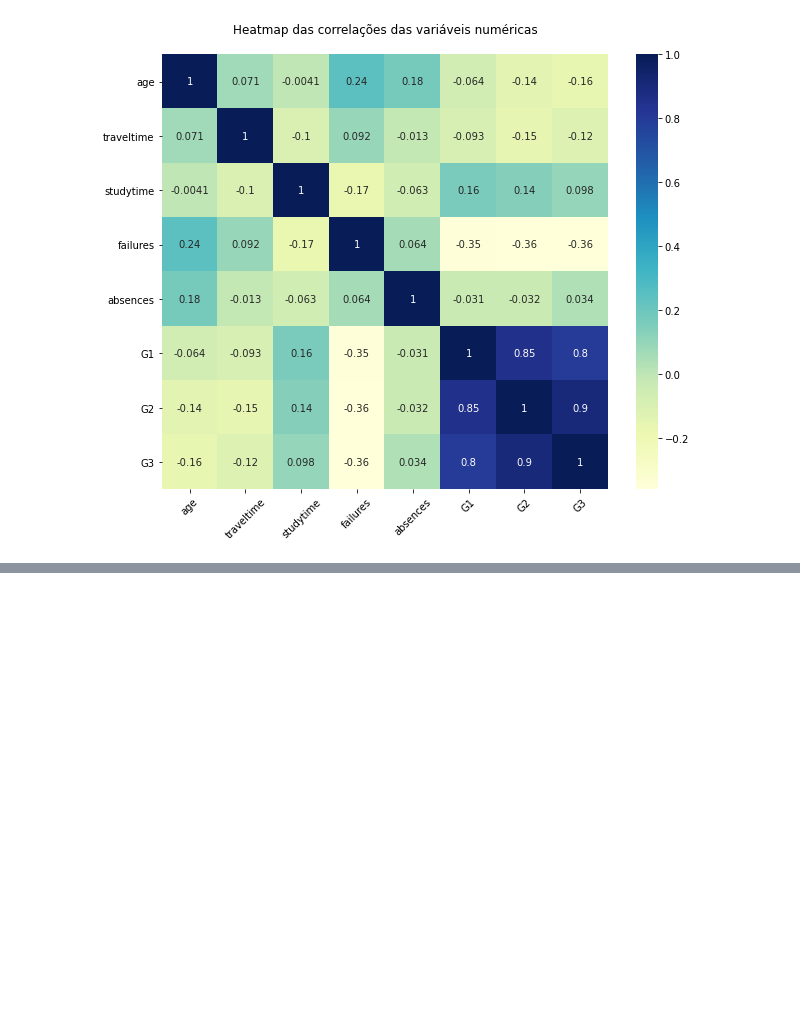
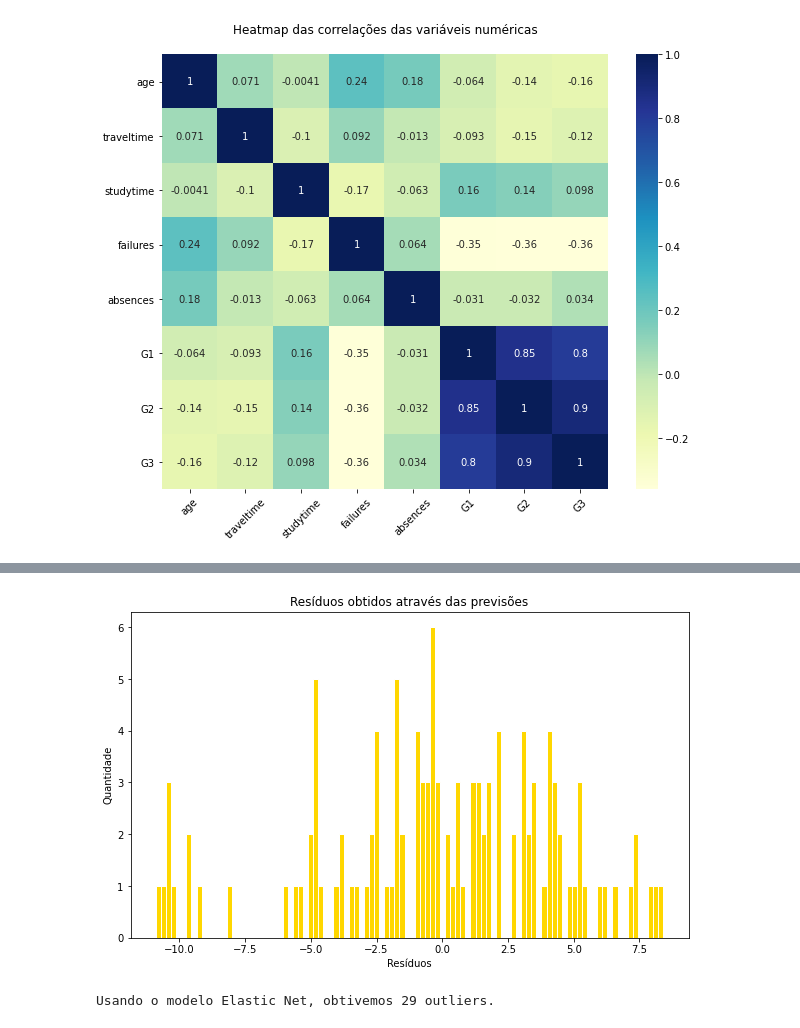
Before and after one commit to eduardoaze/projeto2, a Jupyter notebook: P2-CDados.ipynb, the cells around one changed output, grey strips where cells are left out. Saved outputs shown, nothing was run; the diff lists cells and outputs as text; code cells hidden in the pictures; blank space fills up the shorter version.

Commit message:
modelo elastic net

```diff
--- a/P2-CDados.ipynb
+++ b/P2-CDados.ipynb
@@ -170,0 +206,8 @@ plt.show()
+# %%
+#Tendo em vista que o target definido é apenas a nota G3 (média das notas).
+#G1 e G2, são desconsiderados para a construssão do nosso modelo de regressão.
+df.drop('G1', axis=1, inplace=True)
+df.drop('G2', axis=1, inplace=True)
+df.rename(columns={'G3':'nota_final'}, inplace=True)
+
+df.head()
@@ -170,0 +234,10 @@ plt.show()
+# %%
+#Separando os dados obtidos no teste e no treino em 70% e 30%, respectivamente:
+train_df, test_df, train_labels, test_labels = train_test_split(df, labels, test_size = 0.3, random_state = 42)
+# %%
+#Nosso modelo
+elastic = ElasticNet(random_state=0)
+elastic.fit(train_df, train_labels)
+
+#Gerando previsões
+pre_elastic = elastic.predict(test_df)
@@ -170,0 +268,6 @@ plt.show()
+# %%
+#Achando residuos
+residuos_elastic = test_labels - pre_elastic
+
+#Mostrando os residuos obtidos através do código anterior
+pd.Series(residuos_elastic).describe()
@@ -170,0 +284,21 @@ plt.show()
+# %%
+plt.figure(figsize=(10,6))
+plt.hist(residuos_elastic, bins=100, color='gold', edgecolor = 'white')
+plt.title('Resíduos obtidos através das previsões')
+plt.xlabel('Resíduos')
+plt.ylabel('Quantidade')
+plt.show()
+# %% [output]
+[figure, added]
+# %%
+#Os outliners serão os quais estiverem fora do intervalo escolhido de -5 a 5
+
+outliers_elastic = []
+
+for valor in residuos_elastic:
+    if valor > 5 or valor < -5:
+        outliers_elastic.append(round(valor,3))
+
+print(f'Usando o modelo Elastic Net, obtivemos {len(outliers_elastic)} outliers.')
+# %% [output]
+Usando o modelo Elastic Net, obtivemos 29 outliers.
```
Also changed, not shown: parts of 13 cells of this notebook.
